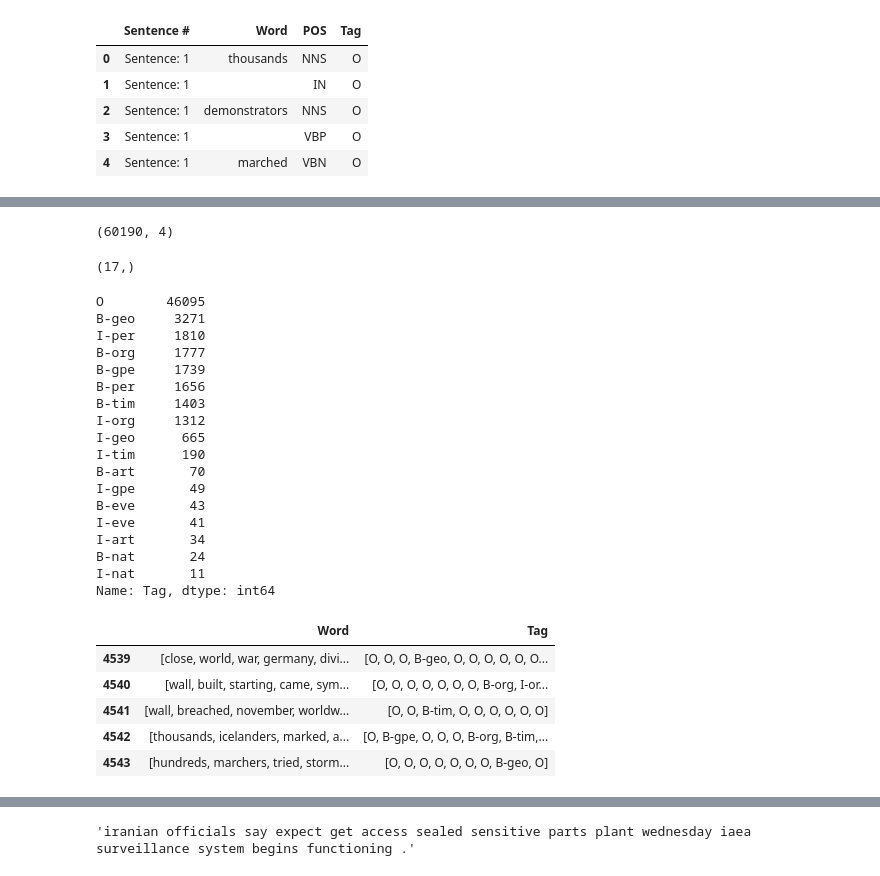
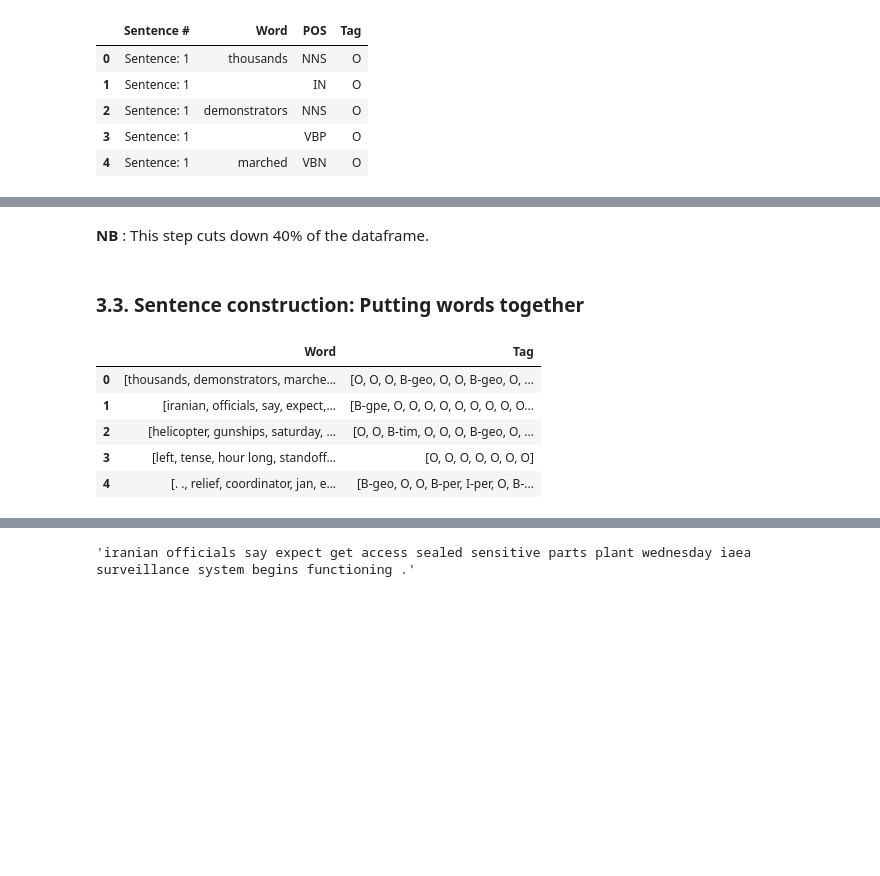
Before and after one commit to B-Jihane/Annotated-Corpus-for-Named-Entity-Recognition-NER-Project, a Jupyter notebook: Annotated-Corpus-for-Named-Entity-Recognition-NER-Project.ipynb, the cells around one changed output, grey strips where cells are left out. Cells and saved outputs as stored; diff of their text form; code cells hidden in the pictures; blank space fills up the shorter version.

```diff
--- a/Annotated-Corpus-for-Named-Entity-Recognition-NER-Project.ipynb
+++ b/Annotated-Corpus-for-Named-Entity-Recognition-NER-Project.ipynb
@@ -158,42 +173,17 @@ dtype: int64
-# %%
-df.shape
-# %% [output]
-(60190, 4)
-# %%
-df.Tag.value_counts().shape
-# %% [output]
-(17,)
-# %%
-df.Tag.value_counts()
-# %% [output]
-O        46095
-B-geo     3271
-I-per     1810
-B-org     1777
-B-gpe     1739
-B-per     1656
-B-tim     1403
-I-org     1312
-I-geo      665
-I-tim      190
-B-art       70
-I-gpe       49
-B-eve       43
-I-eve       41
-I-art       34
-B-nat       24
-I-nat       11
-Name: Tag, dtype: int64
+# %% [markdown]
+**NB** : This step cuts down 40% of the dataframe.
+# %% [markdown]
+### 3.3. Sentence construction: Putting words together
 # %%
 df = df.drop(['POS'], axis = 1)
 df = df.groupby('Sentence #').agg(list)
 df = df.reset_index(drop = True)
-df.tail()
+df.head()
 # %% [output]
 |  | Word | Tag |
-| 4539 | [close, world, war, germany, divi... | [O, O, O, B-geo, O, O, O, O, O, O... |
-| 4540 | [wall, built, starting, came, sym... | [O, O, O, O, O, O, O, B-org, I-or... |
-| 4541 | [wall, breached, november, worldw... | [O, O, B-tim, O, O, O, O, O, O] |
-| 4542 | [thousands, icelanders, marked, a... | [O, B-gpe, O, O, O, B-org, B-tim,... |
-| 4543 | [hundreds, marchers, tried, storm... | [O, O, O, O, O, O, O, B-geo, O] |
+| 0 | [thousands, demonstrators, marche... | [O, O, O, B-geo, O, O, B-geo, O, ... |
+| 1 | [iranian, officials, say, expect,... | [B-gpe, O, O, O, O, O, O, O, O, O... |
+| 2 | [helicopter, gunships, saturday, ... | [O, O, B-tim, O, O, O, B-geo, O, ... |
+| 3 | [left, tense, hour long, standoff... | [O, O, O, O, O, O, O] |
+| 4 | [. ., relief, coordinator, jan, e... | [B-geo, O, O, B-per, I-per, O, B-... |
 # %%
```
Also changed, not shown: parts of 25 cells of this notebook.
